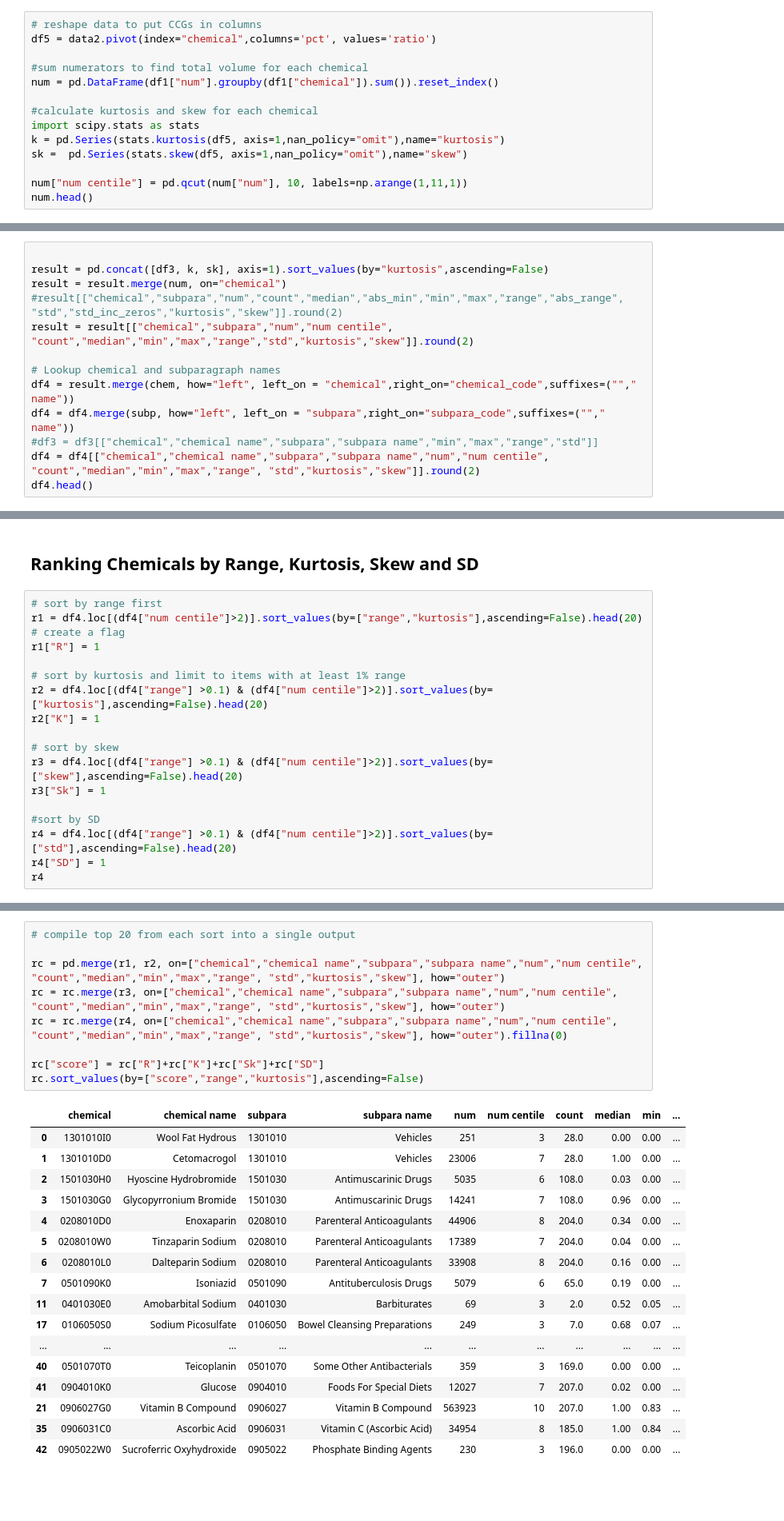
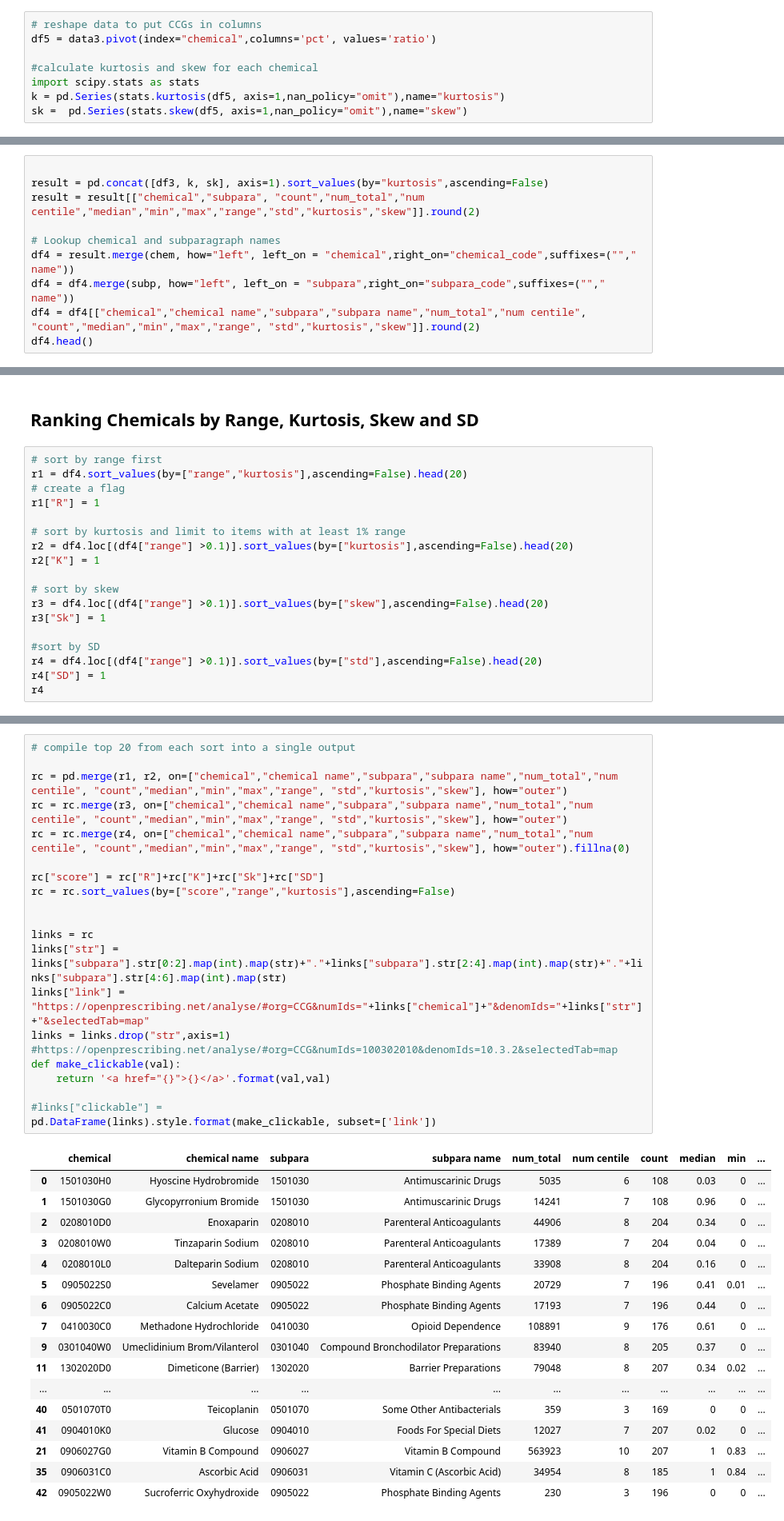
Before and after one commit to ebmdatalab/outlier-detection, a Jupyter notebook: kurtosis/Kurtosis.ipynb, the cells around one changed output, grey strips where cells are left out. Shown at 80% size. Drawn from its saved outputs; the diff is of its cells as text; blank space fills up the shorter version.

```diff
--- a/kurtosis/Kurtosis.ipynb
+++ b/kurtosis/Kurtosis.ipynb
@@ -113,15 +122,9 @@ df3.head() #.loc[df3["range"]<0.1]
 Need to import stats module and reshape data
 # %%
 # reshape data to put CCGs in columns
-df5 = data2.pivot(index="chemical",columns='pct', values='ratio')
-
-#sum numerators to find total volume for each chemical
-num = pd.DataFrame(df1["num"].groupby(df1["chemical"]).sum()).reset_index()
+df5 = data3.pivot(index="chemical",columns='pct', values='ratio')
 
 #calculate kurtosis and skew for each chemical
 import scipy.stats as stats
 k = pd.Series(stats.kurtosis(df5, axis=1,nan_policy="omit"),name="kurtosis")
 sk =  pd.Series(stats.skew(df5, axis=1,nan_policy="omit"),name="skew")
-
-num["num centile"] = pd.qcut(num["num"], 10, labels=np.arange(1,11,1))
-num.head()
@@ -137,14 +133,11 @@ num.head()
 # %%
 
 result = pd.concat([df3, k, sk], axis=1).sort_values(by="kurtosis",ascending=False)
-result = result.merge(num, on="chemical")
-#result[["chemical","subpara","num","count","median","abs_min","min","max","range","abs_range", "std","std_inc_zeros","kurtosis","skew"]].round(2)
-result = result[["chemical","subpara","num","num centile", "count","median","min","max","range","std","kurtosis","skew"]].round(2)
+result = result[["chemical","subpara", "count","num_total","num centile","median","min","max","range","std","kurtosis","skew"]].round(2)
 
 # Lookup chemical and subparagraph names
 df4 = result.merge(chem, how="left", left_on = "chemical",right_on="chemical_code",suffixes=(""," name"))
 df4 = df4.merge(subp, how="left", left_on = "subpara",right_on="subpara_code",suffixes=(""," name"))
-#df3 = df3[["chemical","chemical name","subpara","subpara name","min","max","range","std"]]
-df4 = df4[["chemical","chemical name","subpara","subpara name","num","num centile", "count","median","min","max","range", "std","kurtosis","skew"]].round(2)
+df4 = df4[["chemical","chemical name","subpara","subpara name","num_total","num centile", "count","median","min","max","range", "std","kurtosis","skew"]].round(2)
 df4.head()
 # %% [output]
@@ -158,20 +151,20 @@ df4.head()
 ## Ranking Chemicals by Range, Kurtosis, Skew and SD
 # %%
 # sort by range first
-r1 = df4.loc[(df4["num centile"]>2)].sort_values(by=["range","kurtosis"],ascending=False).head(20)
+r1 = df4.sort_values(by=["range","kurtosis"],ascending=False).head(20)
 # create a flag
 r1["R"] = 1
 
 # sort by kurtosis and limit to items with at least 1% range
-r2 = df4.loc[(df4["range"] >0.1) & (df4["num centile"]>2)].sort_values(by=["kurtosis"],ascending=False).head(20)
+r2 = df4.loc[(df4["range"] >0.1)].sort_values(by=["kurtosis"],ascending=False).head(20)
 r2["K"] = 1
 
 # sort by skew
-r3 = df4.loc[(df4["range"] >0.1) & (df4["num centile"]>2)].sort_values(by=["skew"],ascending=False).head(20)
+r3 = df4.loc[(df4["range"] >0.1)].sort_values(by=["skew"],ascending=False).head(20)
 r3["Sk"] = 1
 
 #sort by SD
-r4 = df4.loc[(df4["range"] >0.1) & (df4["num centile"]>2)].sort_values(by=["std"],ascending=False).head(20)
+r4 = df4.loc[(df4["range"] >0.1)].sort_values(by=["std"],ascending=False).head(20)
 r4["SD"] = 1
 r4
 # %% [output]
@@ -197,27 +190,39 @@ r4
 # %%
 # compile top 20 from each sort into a single output
 
-rc = pd.merge(r1, r2, on=["chemical","chemical name","subpara","subpara name","num","num centile", "count","median","min","max","range", "std","kurtosis","skew"], how="outer")
-rc = rc.merge(r3, on=["chemical","chemical name","subpara","subpara name","num","num centile", "count","median","min","max","range", "std","kurtosis","skew"], how="outer")
-rc = rc.merge(r4, on=["chemical","chemical name","subpara","subpara name","num","num centile", "count","median","min","max","range", "std","kurtosis","skew"], how="outer").fillna(0)
+rc = pd.merge(r1, r2, on=["chemical","chemical name","subpara","subpara name","num_total","num centile", "count","median","min","max","range", "std","kurtosis","skew"], how="outer")
+rc = rc.merge(r3, on=["chemical","chemical name","subpara","subpara name","num_total","num centile", "count","median","min","max","range", "std","kurtosis","skew"], how="outer")
+rc = rc.merge(r4, on=["chemical","chemical name","subpara","subpara name","num_total","num centile", "count","median","min","max","range", "std","kurtosis","skew"], how="outer").fillna(0)
 
 rc["score"] = rc["R"]+rc["K"]+rc["Sk"]+rc["SD"]
-rc.sort_values(by=["score","range","kurtosis"],ascending=False)
+rc = rc.sort_values(by=["score","range","kurtosis"],ascending=False)
+
+
+links = rc
+links["str"] = links["subpara"].str[0:2].map(int).map(str)+"."+links["subpara"].str[2:4].map(int).map(str)+"."+links["subpara"].str[4:6].map(int).map(str)
+links["link"] = "https://openprescribing.net/analyse/#org=CCG&numIds="+links["chemical"]+"&denomIds="+links["str"]+"&selectedTab=map"
+links = links.drop("str",axis=1)
+#https://openprescribing.net/analyse/#org=CCG&numIds=100302010&denomIds=10.3.2&selectedTab=map
+def make_clickable(val):
+    return '<a href="{}">{}</a>'.format(val,val)
+
+#links["clickable"] =
+pd.DataFrame(links).style.format(make_clickable, subset=['link'])
 # %% [output]
-|  | chemical | chemical name | subpara | subpara name | num | num centile | count | median | min | ... |
-| 0 | 1301010I0 | Wool Fat Hydrous | 1301010 | Vehicles | 251 | 3 | 28.0 | 0.00 | 0.00 | ... |
-| 1 | 1301010D0 | Cetomacrogol | 1301010 | Vehicles | 23006 | 7 | 28.0 | 1.00 | 0.00 | ... |
-| 2 | 1501030H0 | Hyoscine Hydrobromide | 1501030 | Antimuscarinic Drugs | 5035 | 6 | 108.0 | 0.03 | 0.00 | ... |
-| 3 | 1501030G0 | Glycopyrronium Bromide | 1501030 | Antimuscarinic Drugs | 14241 | 7 | 108.0 | 0.96 | 0.00 | ... |
-| 4 | 0208010D0 | Enoxaparin | 0208010 | Parenteral Anticoagulants | 44906 | 8 | 204.0 | 0.34 | 0.00 | ... |
-| 5 | 0208010W0 | Tinzaparin Sodium | 0208010 | Parenteral Anticoagulants | 17389 | 7 | 204.0 | 0.04 | 0.00 | ... |
-| 6 | 0208010L0 | Dalteparin Sodium | 0208010 | Parenteral Anticoagulants | 33908 | 8 | 204.0 | 0.16 | 0.00 | ... |
-| 7 | 0501090K0 | Isoniazid | 0501090 | Antituberculosis Drugs | 5079 | 6 | 65.0 | 0.19 | 0.00 | ... |
-| 11 | 0401030E0 | Amobarbital Sodium | 0401030 | Barbiturates | 69 | 3 | 2.0 | 0.52 | 0.05 | ... |
-| 17 | 0106050S0 | Sodium Picosulfate | 0106050 | Bowel Cleansing Preparations | 249 | 3 | 7.0 | 0.68 | 0.07 | ... |
+|  | chemical | chemical name | subpara | subpara name | num_total | num centile | count | median | min | ... |
+| 0 | 1501030H0 | Hyoscine Hydrobromide | 1501030 | Antimuscarinic Drugs | 5035 | 6 | 108 | 0.03 | 0 | ... |
+| 1 | 1501030G0 | Glycopyrronium Bromide | 1501030 | Antimuscarinic Drugs | 14241 | 7 | 108 | 0.96 | 0 | ... |
+| 2 | 0208010D0 | Enoxaparin | 0208010 | Parenteral Anticoagulants | 44906 | 8 | 204 | 0.34 | 0 | ... |
+| 3 | 0208010W0 | Tinzaparin Sodium | 0208010 | Parenteral Anticoagulants | 17389 | 7 | 204 | 0.04 | 0 | ... |
+| 4 | 0208010L0 | Dalteparin Sodium | 0208010 | Parenteral Anticoagulants | 33908 | 8 | 204 | 0.16 | 0 | ... |
+| 5 | 0905022S0 | Sevelamer | 0905022 | Phosphate Binding Agents | 20729 | 7 | 196 | 0.41 | 0.01 | ... |
+| 6 | 0905022C0 | Calcium Acetate | 0905022 | Phosphate Binding Agents | 17193 | 7 | 196 | 0.44 | 0 | ... |
+| 7 | 0410030C0 | Methadone Hydrochloride | 0410030 | Opioid Dependence | 108891 | 9 | 176 | 0.61 | 0 | ... |
+| 9 | 0301040W0 | Umeclidinium Brom/Vilanterol | 0301040 | Compound Bronchodilator Preparations | 83940 | 8 | 205 | 0.37 | 0 | ... |
+| 11 | 1302020D0 | Dimeticone (Barrier) | 1302020 | Barrier Preparations | 79048 | 8 | 207 | 0.34 | 0.02 | ... |
 | ... | ... | ... | ... | ... | ... | ... | ... | ... | ... | ... |
-| 40 | 0501070T0 | Teicoplanin | 0501070 | Some Other Antibacterials | 359 | 3 | 169.0 | 0.00 | 0.00 | ... |
-| 41 | 0904010K0 | Glucose | 0904010 | Foods For Special Diets | 12027 | 7 | 207.0 | 0.02 | 0.00 | ... |
-| 21 | 0906027G0 | Vitamin B Compound | 0906027 | Vitamin B Compound | 563923 | 10 | 207.0 | 1.00 | 0.83 | ... |
-| 35 | 0906031C0 | Ascorbic Acid | 0906031 | Vitamin C (Ascorbic Acid) | 34954 | 8 | 185.0 | 1.00 | 0.84 | ... |
-| 42 | 0905022W0 | Sucroferric Oxyhydroxide | 0905022 | Phosphate Binding Agents | 230 | 3 | 196.0 | 0.00 | 0.00 | ... |
+| 40 | 0501070T0 | Teicoplanin | 0501070 | Some Other Antibacterials | 359 | 3 | 169 | 0 | 0 | ... |
+| 41 | 0904010K0 | Glucose | 0904010 | Foods For Special Diets | 12027 | 7 | 207 | 0.02 | 0 | ... |
+| 21 | 0906027G0 | Vitamin B Compound | 0906027 | Vitamin B Compound | 563923 | 10 | 207 | 1 | 0.83 | ... |
+| 35 | 0906031C0 | Ascorbic Acid | 0906031 | Vitamin C (Ascorbic Acid) | 34954 | 8 | 185 | 1 | 0.84 | ... |
+| 42 | 0905022W0 | Sucroferric Oxyhydroxide | 0905022 | Phosphate Binding Agents | 230 | 3 | 196 | 0 | 0 | ... |
```
Also changed, not shown: parts of 24 cells of this notebook.
